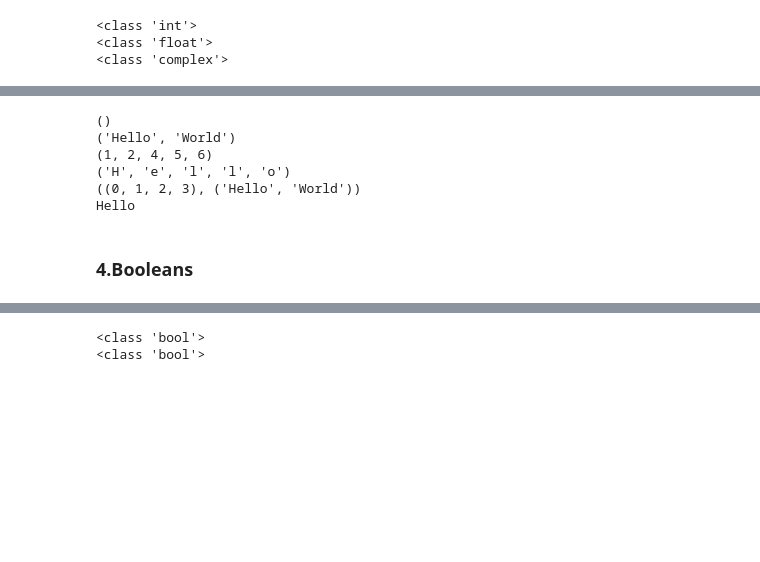
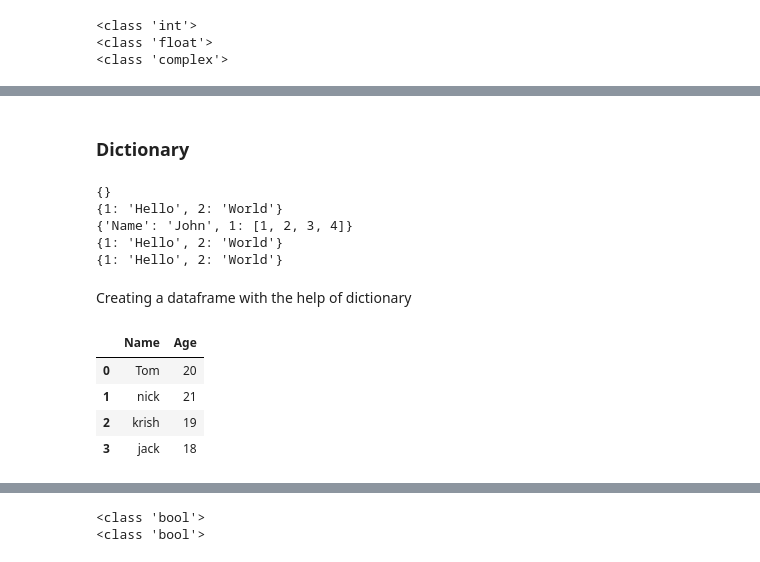
Before and after one commit to gauravgupta-epsilon/Data-Analysis-Using-Python, a Jupyter notebook: Session-1-Python Basics/Python Training - Session1.ipynb, the cells around one changed output, grey strips where cells are left out. Drawn from its saved outputs; the diff is of its cells as text; code cells hidden in the pictures; blank space fills up the shorter version.

```diff
--- a/Session-1-Python Basics/Python Training - Session1.ipynb
+++ b/Session-1-Python Basics/Python Training - Session1.ipynb
@@ -212,36 +194,44 @@ W
-# %%
-#Tuple
-
-# Creating an empty tuple
-Tuple1 = ()
-print (Tuple1)
-
-# Creating a Tuple with the use of Strings
-Tuple2 = ('Hello', 'World')
-print(Tuple2)
-
-# Creating a Tuple with the use of list
-list1 = [1, 2, 4, 5, 6]
-print(tuple(list1))
-
-# Creating a Tuple with the use of built-in function
-Tuple3 = tuple('Hello')
-print(Tuple3)
-
-# Creating a Tuple with nested tuples
-Tuple5 = (0, 1, 2, 3)
-Tuple6 = ('Hello', 'World')
-Tuple4 = (Tuple5, Tuple6)
-print(Tuple4)
-
-#Accessing first element of tuple2
-print(Tuple2[0])
-# %% [output]
-()
-('Hello', 'World')
-(1, 2, 4, 5, 6)
-('H', 'e', 'l', 'l', 'o')
-((0, 1, 2, 3), ('Hello', 'World'))
-Hello
-# %% [markdown]
-### 4.Booleans
+# %% [markdown]
+### Dictionary
+# %%
+# Creating an empty Dictionary
+Dict = {}
+print(Dict)
+
+# Creating a Dictionary with Integer Keys
+Dict1 = {1: 'Hello', 2: 'World'}
+print(Dict1)
+
+# Creating a Dictionary with keys of different data types
+Dict2 = {'Name': 'John', 1: [1, 2, 3, 4]}
+print(Dict2)
+
+# Creating a Dictionary with dict() method
+Dict3 = dict({1: 'Hello', 2: 'World'})
+print(Dict3)
+
+# Creating a Dictionary with each item as a Pair
+Dict4 = dict([(1, 'Hello'), (2, 'World')])
+print(Dict4)
+# %% [output]
+{}
+{1: 'Hello', 2: 'World'}
+{'Name': 'John', 1: [1, 2, 3, 4]}
+{1: 'Hello', 2: 'World'}
+{1: 'Hello', 2: 'World'}
+# %% [markdown]
+Creating a dataframe with the help of dictionary
+# %%
+import pandas as pd
+data = {'Name': ['Tom', 'nick', 'krish', 'jack'],
+        'Age': [20, 21, 19, 18]}
+
+# Create DataFrame
+df = pd.DataFrame(data)
+df
+# %% [output]
+|  | Name | Age |
+| 0 | Tom | 20 |
+| 1 | nick | 21 |
+| 2 | krish | 19 |
+| 3 | jack | 18 |
```
Also changed, not shown: parts of 38 cells of this notebook.
